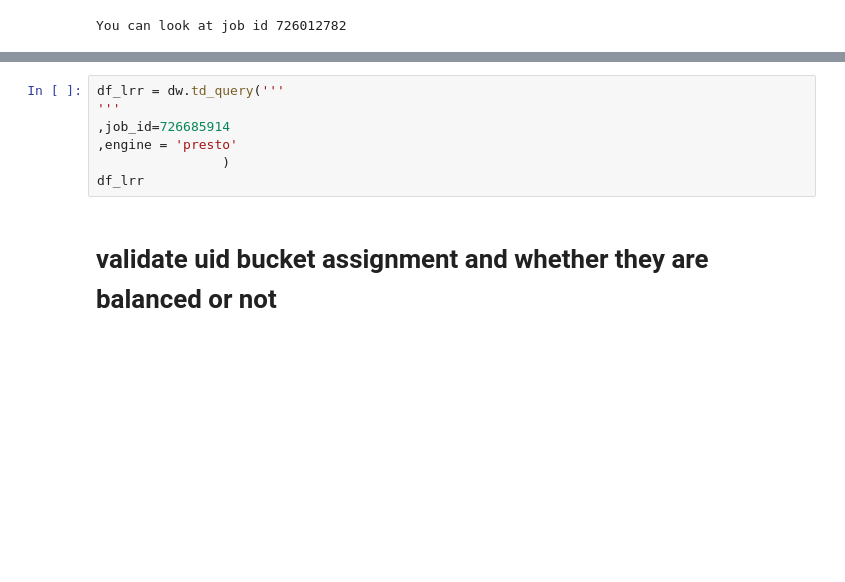
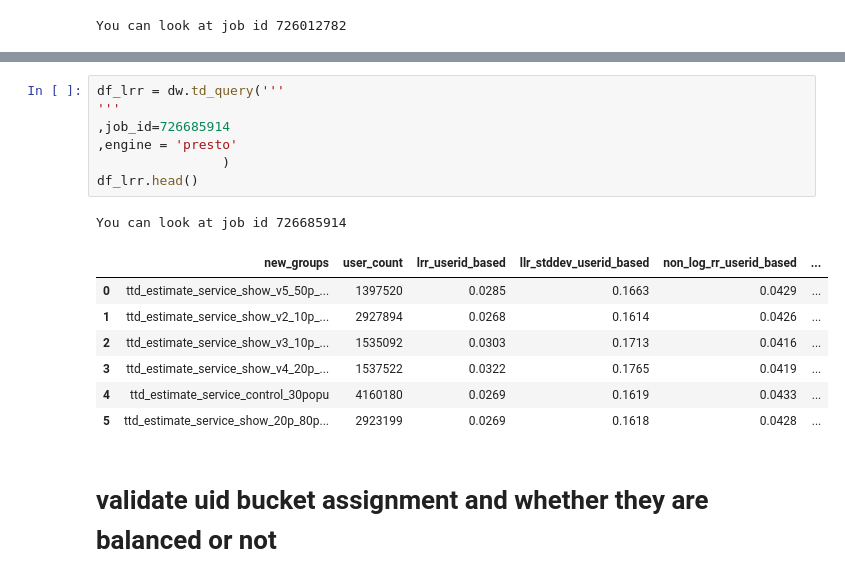
Before and after one commit to zzhang-wish/zzhang_logistics, a Jupyter notebook: TTD_analysis/ttd_experiment_CR.ipynb, the cells around one changed output, grey strips where cells are left out. Cells and saved outputs as stored; diff of their text form; blank space fills up the shorter version.

```diff
--- a/TTD_analysis/ttd_experiment_CR.ipynb
+++ b/TTD_analysis/ttd_experiment_CR.ipynb
@@ -215,10 +210,19 @@ You can look at job id 726642671
 # %%
 df_lrr = dw.td_query('''
 '''
 ,job_id=726685914
 ,engine = 'presto'
                 )
-df_lrr
+df_lrr.head()
+# %% [output]
+You can look at job id 726685914
+|  | new_groups | user_count | lrr_userid_based | llr_stddev_userid_based | non_log_rr_userid_based | ... |
+| 0 | ttd_estimate_service_show_v5_50p_... | 1397520 | 0.0285 | 0.1663 | 0.0429 | ... |
+| 1 | ttd_estimate_service_show_v2_10p_... | 2927894 | 0.0268 | 0.1614 | 0.0426 | ... |
+| 2 | ttd_estimate_service_show_v3_10p_... | 1535092 | 0.0303 | 0.1713 | 0.0416 | ... |
+| 3 | ttd_estimate_service_show_v4_20p_... | 1537522 | 0.0322 | 0.1765 | 0.0419 | ... |
+| 4 | ttd_estimate_service_control_30popu | 4160180 | 0.0269 | 0.1619 | 0.0433 | ... |
+| 5 | ttd_estimate_service_show_20p_80p... | 2923199 | 0.0269 | 0.1618 | 0.0428 | ... |
 # %% [markdown]
 # validate uid bucket assignment and whether they are balanced or not
 # %%
```
Also changed, not shown: parts of 9 cells of this notebook, 1 other file.
